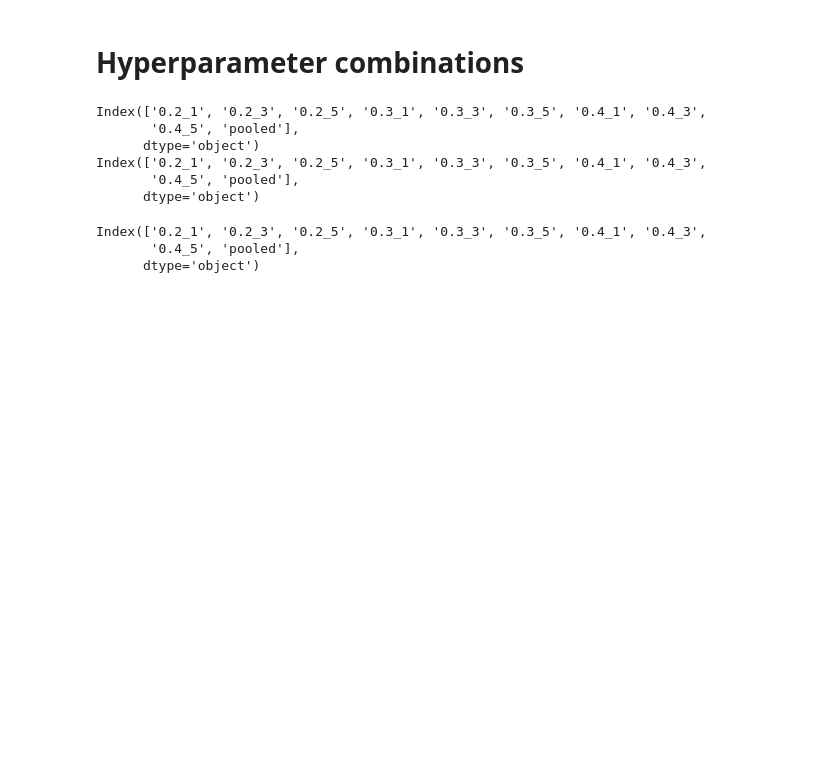
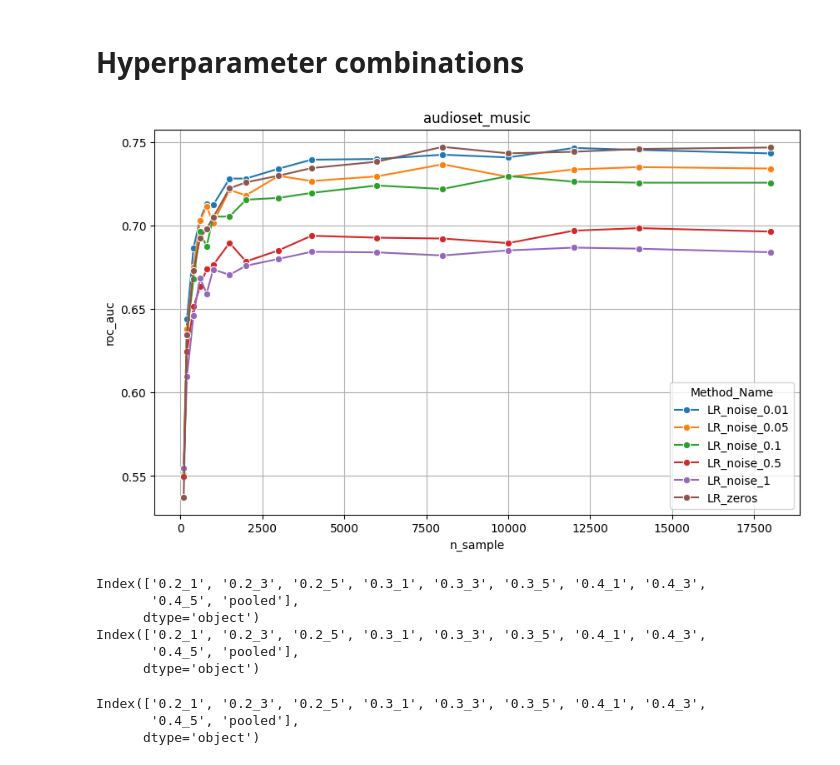
Before and after one commit to ceciliabolanos/explain_where, a Jupyter notebook: plots/metrics_evaluation.ipynb, the cells around one changed output. Drawn from its saved outputs; the diff is of its cells as text; code cells hidden in the pictures; blank space fills up the shorter version.

```diff
--- a/metrics_evaluation.ipynb
+++ b/plots/metrics_evaluation.ipynb
@@ -5,10 +5,11 @@ import pandas as pd
 import seaborn as sns
 import matplotlib.pyplot as plt
 import numpy as np
+import itertools
 
 metric = 'auc_relaxed'
 
-dataset = 'kws'
+dataset = 'audioset_music'
 base_path = f'/home/ec2-user/evaluations/{dataset}'
 
 if metric == 'auc':
@@ -55,21 +57,23 @@ mean_auc_df = final_df.groupby(['method', 'mask_percentage', 'masking_strategy',
 # %%
 files_auc_complete = [
-    f'{base_path}/{metric}_SHAP_{{}}_{intersection}.tsv',
-    f'{base_path}/{metric}_LR_{{}}_{intersection}.tsv',
-    f'{base_path}/{metric}_RF_{{}}_{intersection}.tsv',
+    f'{base_path}/{metric}_SHAP_{{}}_samples{{}}_{intersection}.tsv',
+    f'{base_path}/{metric}_LR_{{}}_samples{{}}_{intersection}.tsv',
+    f'{base_path}/{metric}_RF_{{}}_samples{{}}_{intersection}.tsv',
 ]
 
-names = ["zeros", 'noise']
+names = ["zeros", 'noise_0.01', 'noise_0.05','noise_0.1', 'noise_0.5', 'noise_1']
+samples = [100, 200, 400, 600, 800, 1000, 1500, 2000, 3000, 4000, 6000, 8000, 10000, 12000, 14000, 18000]
 methods = ['SHAP', 'LR', 'RF']
 
 df_combinations = []
 for method, file_template in zip(methods, files_auc_complete):
-    for name in names:
-        file_path = file_template.format(name)
+    for name, n_sample in itertools.product(names, samples):
+        file_path = file_template.format(name, n_sample)
         try:
             df_combination = pd.read_csv(file_path, sep='\t')
             df_combination['method'] = method
             df_combination['name'] = name
+            df_combination['n_sample'] = n_sample
             df_combinations.append(df_combination)
         except FileNotFoundError:
             print(f"File not found: {file_path}")
@@ -80,3 +82,22 @@ mean_auc_df_combination = final_df_combination.groupby(['method', 'name'])[value
+# %%
+mean_auc_df_combination = final_df_combination.groupby(['method', 'name', 'n_sample'])[value].mean().reset_index()
+mean_auc_df_combination = mean_auc_df_combination[mean_auc_df_combination['method'] == "LR"]
+mean_auc_df_combination = pd.DataFrame(mean_auc_df_combination)
+
+# Create a grouping column combining method and name
+mean_auc_df_combination["group"] = mean_auc_df_combination["method"] + "_" + mean_auc_df_combination["name"]
+
+# Plot using seaborn
+plt.figure(figsize=(10, 6))
+sns.lineplot(data=mean_auc_df_combination, x="n_sample", y="roc_auc", hue="group", marker="o")
+plt.title(dataset)
+plt.xlabel("n_sample")
+plt.ylabel("roc_auc")
+plt.legend(title="Method_Name")
+plt.grid(True)
+plt.show()
+# %% [output]
+[figure, added]
 # %%
 TITLE_SIZE = 14
 LABEL_SIZE = 12
```
Also changed, not shown: parts of 2 cells of this notebook, 2 other files.
